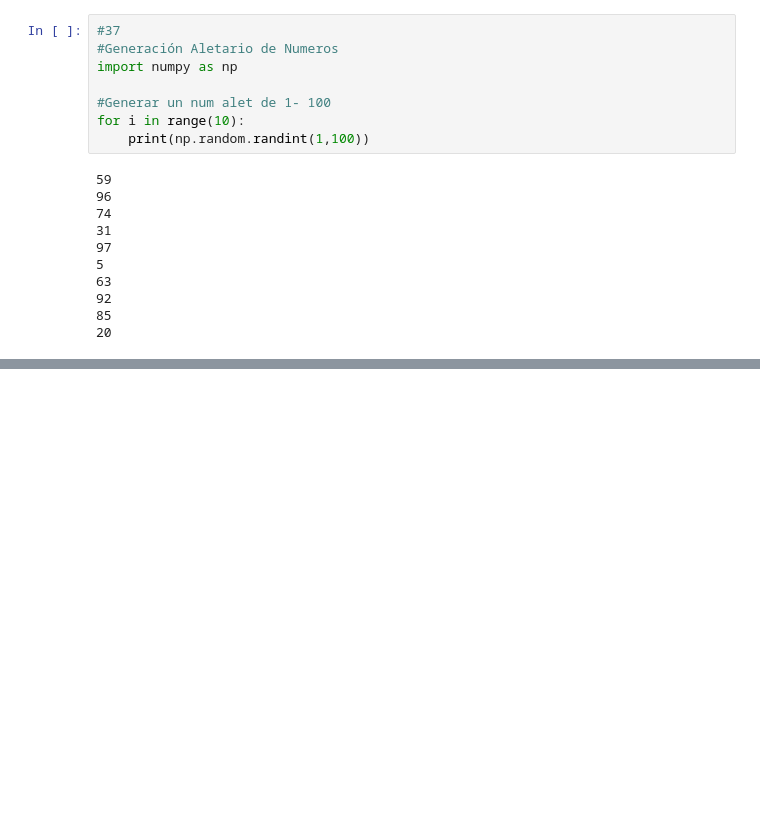
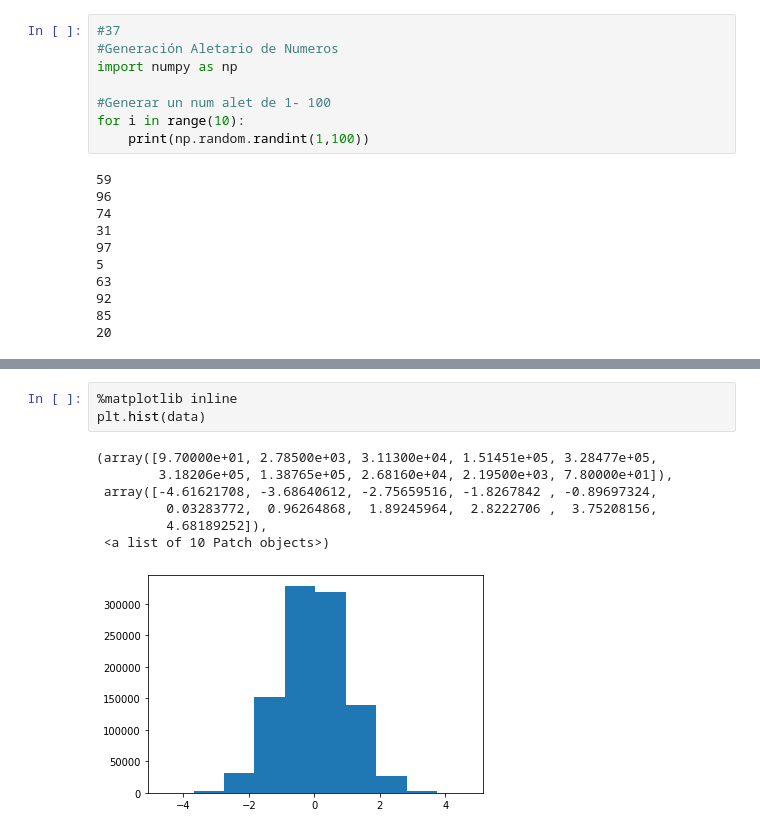
Before and after one commit to bragonzu/CursoPython, a Jupyter notebook: T2_1_DATA_WRANGLING.ipynb, the cells around one changed output, grey strips where cells are left out. Saved outputs shown, nothing was run; the diff lists cells and outputs as text; blank space fills up the shorter version.

```diff
--- a/T2_1_DATA_WRANGLING.ipynb
+++ b/T2_1_DATA_WRANGLING.ipynb
@@ -258,0 +290,11 @@ for i in range(10):
+# %%
+%matplotlib inline
+plt.hist(data)
+# %% [output]
+(array([9.70000e+01, 2.78500e+03, 3.11300e+04, 1.51451e+05, 3.28477e+05,
+        3.18206e+05, 1.38765e+05, 2.68160e+04, 2.19500e+03, 7.80000e+01]),
+ array([-4.61621708, -3.68640612, -2.75659516, -1.8267842 , -0.89697324,
+         0.03283772,  0.96264868,  1.89245964,  2.8222706 ,  3.75208156,
+         4.68189252]),
+ <a list of 10 Patch objects>)
+[figure, added]
```
Also changed, not shown: parts of 27 cells of this notebook.
